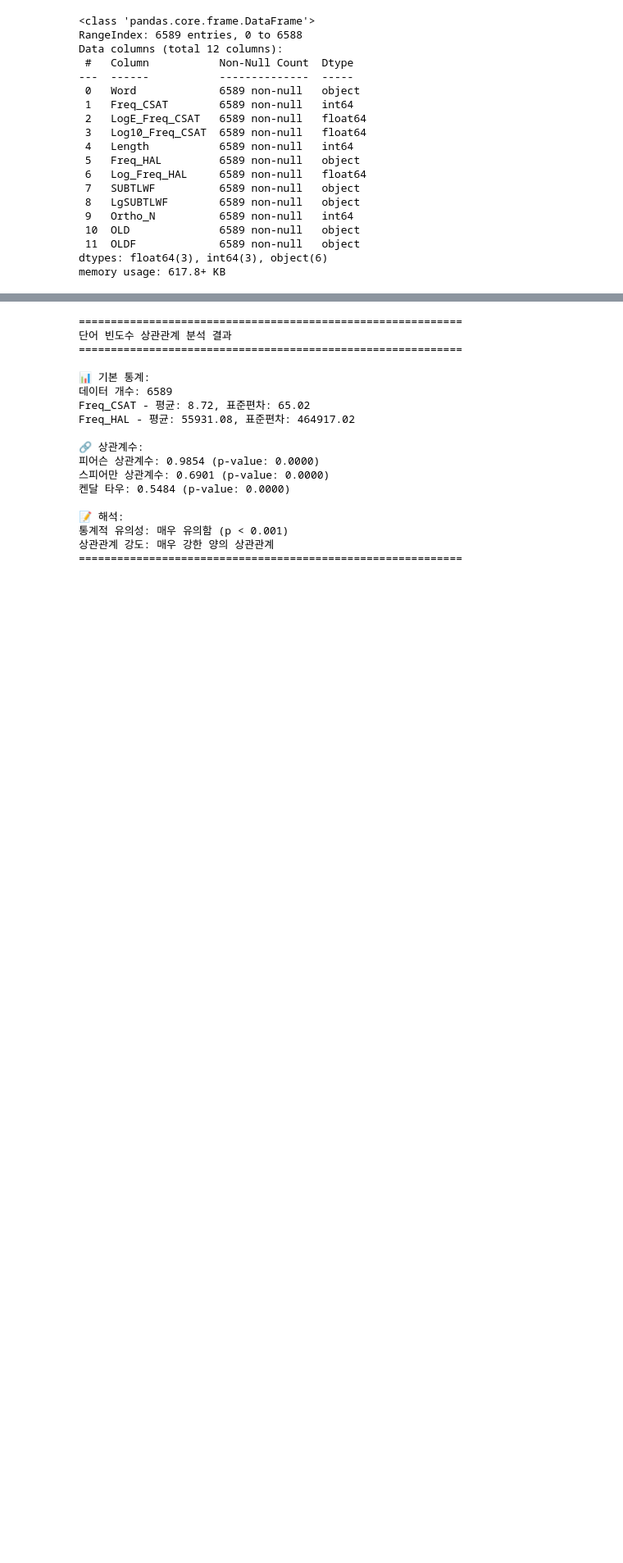
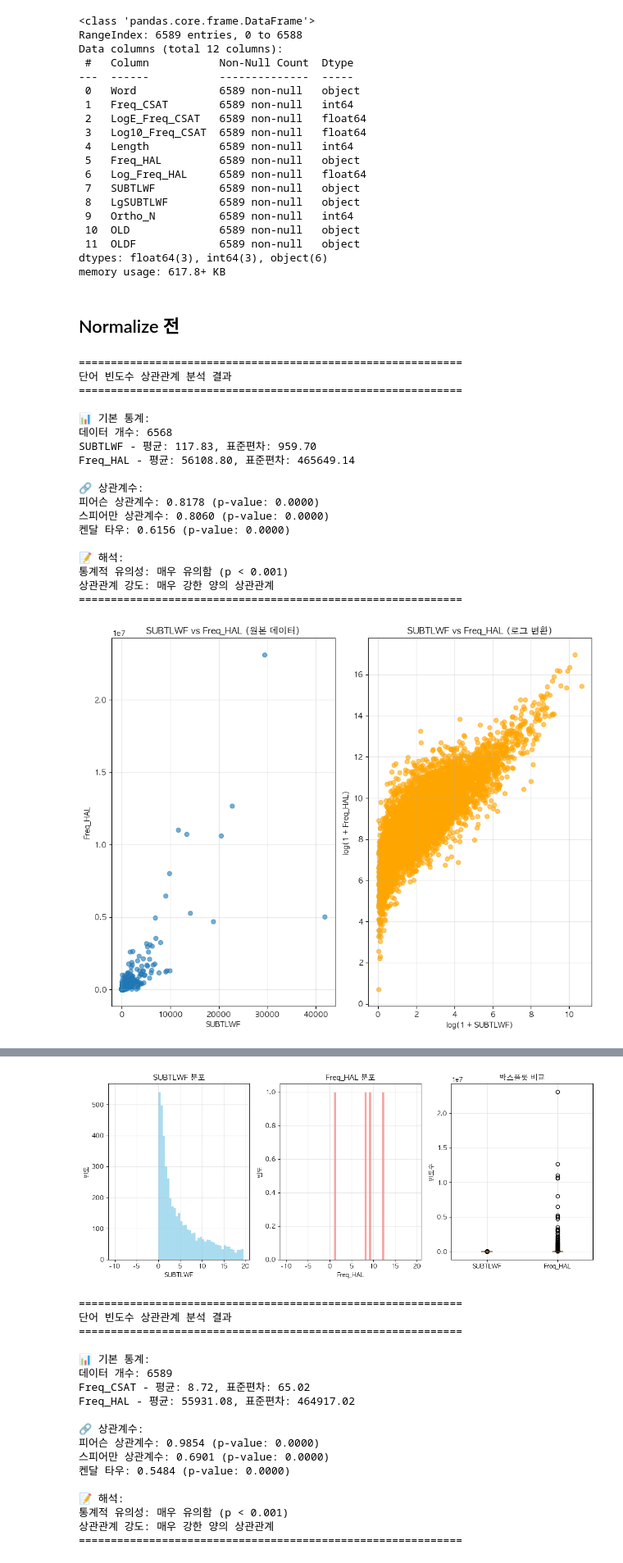
Before and after one commit to irregular6612/english-corpus-comparison, a Jupyter notebook: preprocessing.ipynb, the cells around one changed output, grey strips where cells are left out. Shown at 82% size. Saved outputs shown, nothing was run; the diff lists cells and outputs as text; code cells hidden in the pictures; blank space fills up the shorter version.

```diff
--- a/preprocessing.ipynb
+++ b/preprocessing.ipynb
@@ -1133,7 +1139,7 @@ plt.rcParams['font.family'] = 'AppleGothic'  # macOS용
 plt.rcParams['axes.unicode_minus'] = False
 
 class FrequencyCorrelationAnalyzer:
-    def __init__(self, df, col1, col2):
+    def __init__(self, df, col1, col2, normalize: bool = False, bins: np.ndarray = None):
         """
         단어 빈도수 컬럼 간 상관관계 분석 클래스
 
@@ -1145,9 +1151,21 @@ class FrequencyCorrelationAnalyzer:
         self.df = df.copy()
         self.col1 = col1
         self.col2 = col2
+        self.normalize = normalize
+        self.bins = bins
+
+        if self.normalize:
+            self.scaler = {
+                'col1': StandardScaler(),
+                'col2': StandardScaler()
+            }
 
         # 결측값 제거
         self.df_clean = self.df[[col1, col2]].dropna()
+
+    def normalize_col(self):
+        self.df_clean[self.col1] = self.scaler['col1'].fit_transform(self.df_clean[self.col1].values.reshape(-1, 1))
+        self.df_clean[self.col2] = self.scaler['col2'].fit_transform(self.df_clean[self.col2].values.reshape(-1, 1))
 
     def calculate_correlation(self):
         """상관계수 계산"""
@@ -1204,17 +1222,23 @@ class FrequencyCorrelationAnalyzer:
         """분포 시각화"""
         fig, (ax1, ax2, ax3) = plt.subplots(1, 3, figsize=figsize)
 
+        # 현재 그리는 분포는 규모가 서로 다르므로, 다른 bin 값을 적용할 필요가 있음.
+        if not self.normalize and self.bins is None:
+            bins = 30
+        elif self.normalize and self.bins is None:
+            bins = np.arange(-1.5, 1.5, 0.1)
+        else:
+            bins = self.bins
 
-        # 현재 그리는 분포는 규모가 서로 다르므로, 다른 bin 값을 적용할 필요가 있음.
         # 첫 번째 컬럼 분포
-        ax1.hist(self.df_clean[self.col1], bins=30, alpha=0.7, color='skyblue')
+        ax1.hist(self.df_clean[self.col1], bins=bins, alpha=0.7, color='skyblue')
         ax1.set_xlabel(self.col1)
         ax1.set_ylabel('빈도')
         ax1.set_title(f'{self.col1} 분포')
         ax1.grid(True, alpha=0.3)
 
         # 두 번째 컬럼 분포
-        ax2.hist(self.df_clean[self.col2], bins=30, alpha=0.7, color='lightcoral')
+        ax2.hist(self.df_clean[self.col2], bins=bins, alpha=0.7, color='lightcoral')
         ax2.set_xlabel(self.col2)
         ax2.set_ylabel('빈도')
         ax2.set_title(f'{self.col2} 분포')
@@ -1284,13 +1308,15 @@ class FrequencyCorrelationAnalyzer:
 
     def run_full_analysis(self):
         """전체 분석 실행"""
+        if self.normalize:
+            self.normalize_col()
         self.print_summary()
         self.plot_scatter()
         self.plot_heatmap()
         self.plot_distribution()
 
 # 사용 예시 함수
-def analyze_word_frequency_correlation(df, col1, col2):
+def analyze_word_frequency_correlation(df: pd.DataFrame, col1: str, col2: str, normalize: bool = False, bins: np.ndarray = None):
     """
     단어 빈도수 컬럼 간 상관관계 분석을 실행하는 편의 함수
 
@@ -1298,8 +1324,10 @@ def analyze_word_frequency_correlation(df, col1, col2):
     df: pandas DataFrame
     col1: 첫 번째 빈도수 컬럼명
     col2: 두 번째 빈도수 컬럼명
+    normalize: 정규화 여부
+    bins: 분포 시각화 시 사용할 bin 값
     """
-    analyzer = FrequencyCorrelationAnalyzer(df, col1, col2)
+    analyzer = FrequencyCorrelationAnalyzer(df, col1, col2, normalize, bins)
     analyzer.run_full_analysis()
     return analyzer
 # %%
@@ -1324,3 +1352,27 @@ Data columns (total 12 columns):
  11  OLDF             6589 non-null   object
 dtypes: float64(3), int64(3), object(6)
 memory usage: 617.8+ KB
+# %% [markdown]
+## Normalize 전
+# %%
+analyzer = analyze_word_frequency_correlation(new_df, 'SUBTLWF', 'Freq_HAL', normalize=False, bins=np.arange(-10, 20, 0.5))
+# %% [output]
+============================================================
+단어 빈도수 상관관계 분석 결과
+============================================================
+
+📊 기본 통계:
+데이터 개수: 6568
+SUBTLWF - 평균: 117.83, 표준편차: 959.70
+Freq_HAL - 평균: 56108.80, 표준편차: 465649.14
+
+🔗 상관계수:
+피어슨 상관계수: 0.8178 (p-value: 0.0000)
+스피어만 상관계수: 0.8060 (p-value: 0.0000)
+켄달 타우: 0.6156 (p-value: 0.0000)
+
+📝 해석:
+통계적 유의성: 매우 유의함 (p < 0.001)
+상관관계 강도: 매우 강한 양의 상관관계
+============================================================
+[figure, added]
@@ -1327 +1380,2 @@ memory usage: 617.8+ KB
+[figure, added]
 # %%
```
Also changed, not shown: parts of 22 cells of this notebook.
